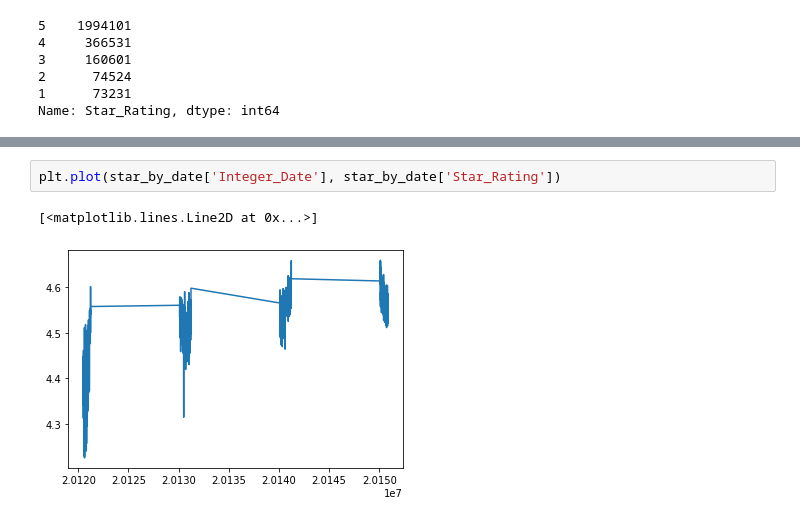
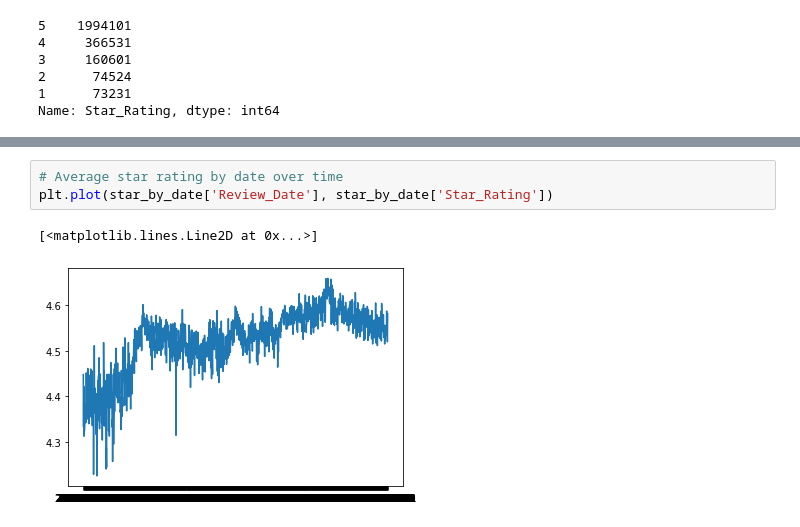
Before and after one commit to TKarlovitzDrexel/DSCI591_ACRSent, a Jupyter notebook: part1_book_SDA.ipynb, the cells around one changed output, grey strips where cells are left out. Drawn from its saved outputs; the diff is of its cells as text.

```diff
--- a/part1_book_SDA.ipynb
+++ b/part1_book_SDA.ipynb
@@ -78,5 +78,6 @@ star_by_date.head()
-# %%
-plt.plot(star_by_date['Integer_Date'], star_by_date['Star_Rating'])
-# %% [output]
-[<matplotlib.lines.Line2D at 0x...>]
-[figure, removed]
+# %%
+# Average star rating by date over time
+plt.plot(star_by_date['Review_Date'], star_by_date['Star_Rating'])
+# %% [output]
+[<matplotlib.lines.Line2D at 0x...>]
+[figure, added]
```
Also changed, not shown: parts of 4 cells of this notebook.
